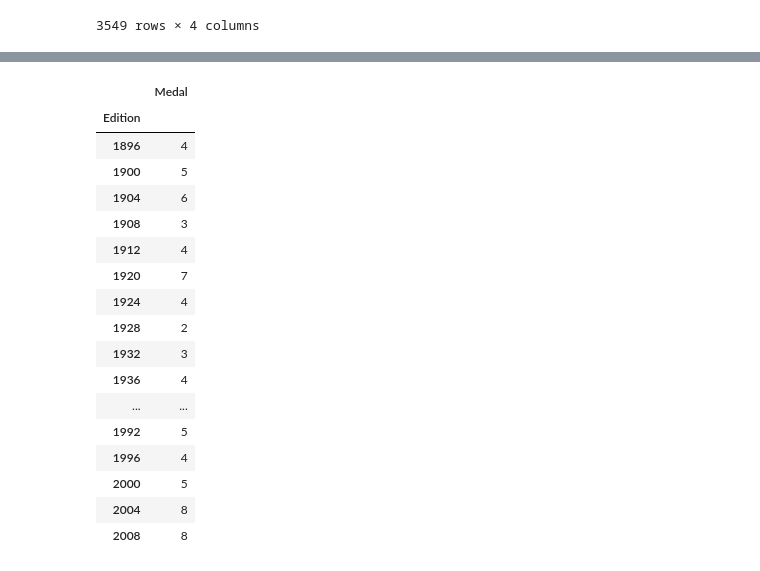
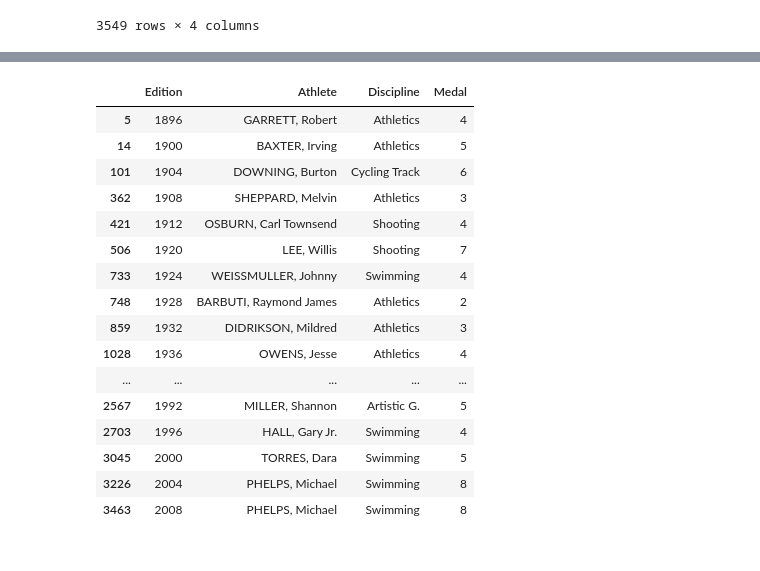
Before and after one commit to li-ashim/python_mentoring, a Jupyter notebook: hw1_numpy_pandas/main.ipynb, the cells around one changed output, grey strips where cells are left out. Cells and saved outputs as stored; diff of their text form; code cells hidden in the pictures.

```diff
--- a/hw1_numpy_pandas/main.ipynb
+++ b/hw1_numpy_pandas/main.ipynb
@@ -325,7 +343,9 @@ Data columns (total 10 columns):
 dtypes: int64(1), object(9)
 memory usage: 2.2+ MB
 # %%
-df[df['NOC'] == 'USA'].groupby(['Edition', 'Athlete']).agg({'Discipline': 'first', 'Medal': 'count'}).reset_index()
+us_athletes = df[df['NOC'] == 'USA'].groupby(['Edition', 'Athlete'])\
+    .agg({'Discipline': 'first', 'Medal': 'count'}).reset_index()
+us_athletes
 # %% [output]
 |  | Edition | Athlete | Discipline | Medal |
 | 0 | 1896 | BLAKE, Arthur | Athletics | 1 |
@@ -340,6 +360,3 @@ df[df['NOC'] == 'USA'].groupby(['Edition', 'Athlete']).agg({'Discipline': 'first
 | 3547 | 2008 | WRIGHT, Adam | Water polo | 1 |
 | 3548 | 2008 | ZAGUNIS, Mariel | Fencing | 2 |
 3549 rows × 4 columns
-# %%
-us_athletes = df[df['NOC'] == 'USA'].groupby(['Edition', 'Athlete']).agg({'Discipline': 'first', 'Medal': 'count'}).reset_index()
-us_athletes
@@ -360,21 +362,0 @@ us_athletes
-# %%
-us_athletes.groupby('Edition').agg({'Medal': 'max'})
-# %% [output]
-|  | Medal |
-| Edition |  |
-| 1896 | 4 |
-| 1900 | 5 |
-| 1904 | 6 |
-| 1908 | 3 |
-| 1912 | 4 |
-| 1920 | 7 |
-| 1924 | 4 |
-| 1928 | 2 |
-| 1932 | 3 |
-| 1936 | 4 |
-| ... | ... |
-| 1992 | 5 |
-| 1996 | 4 |
-| 2000 | 5 |
-| 2004 | 8 |
-| 2008 | 8 |
@@ -382,0 +363,22 @@ us_athletes.groupby('Edition').agg({'Medal': 'max'})
+# %%
+us_athletes.sort_values(['Edition', 'Medal'],
+                        ascending=[1, 0]
+                        ).groupby('Edition').head(1)
+# %% [output]
+|  | Edition | Athlete | Discipline | Medal |
+| 5 | 1896 | GARRETT, Robert | Athletics | 4 |
+| 14 | 1900 | BAXTER, Irving | Athletics | 5 |
+| 101 | 1904 | DOWNING, Burton | Cycling Track | 6 |
+| 362 | 1908 | SHEPPARD, Melvin | Athletics | 3 |
+| 421 | 1912 | OSBURN, Carl Townsend | Shooting | 4 |
+| 506 | 1920 | LEE, Willis | Shooting | 7 |
+| 733 | 1924 | WEISSMULLER, Johnny | Swimming | 4 |
+| 748 | 1928 | BARBUTI, Raymond James | Athletics | 2 |
+| 859 | 1932 | DIDRIKSON, Mildred | Athletics | 3 |
+| 1028 | 1936 | OWENS, Jesse | Athletics | 4 |
+| ... | ... | ... | ... | ... |
+| 2567 | 1992 | MILLER, Shannon | Artistic G. | 5 |
+| 2703 | 1996 | HALL, Gary Jr. | Swimming | 4 |
+| 3045 | 2000 | TORRES, Dara | Swimming | 5 |
+| 3226 | 2004 | PHELPS, Michael | Swimming | 8 |
+| 3463 | 2008 | PHELPS, Michael | Swimming | 8 |
```
Also changed, not shown: parts of 17 cells of this notebook, 2 other files.
